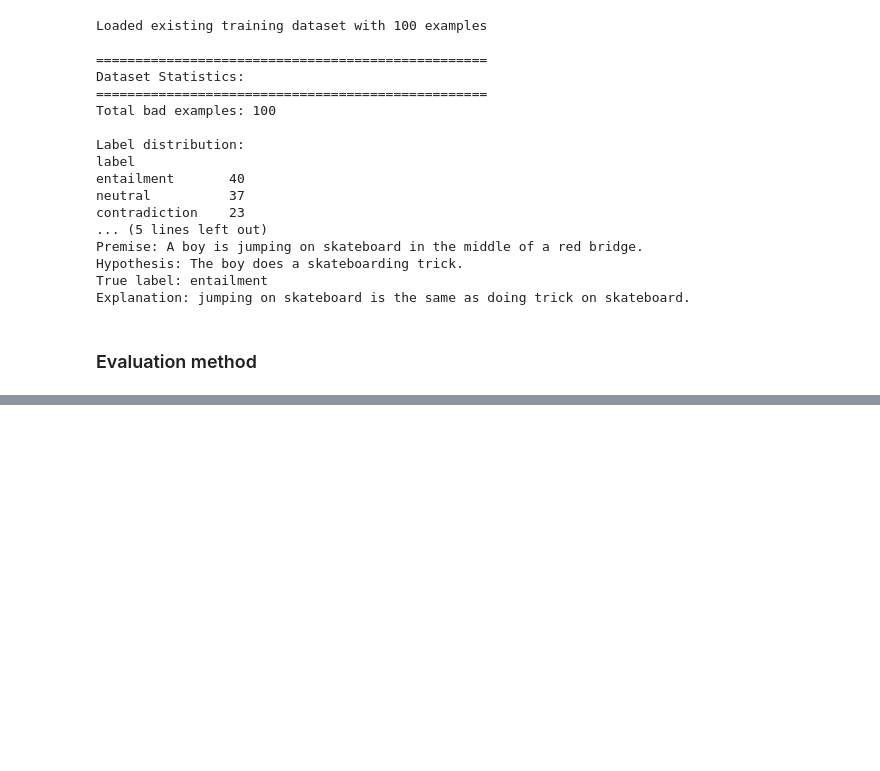
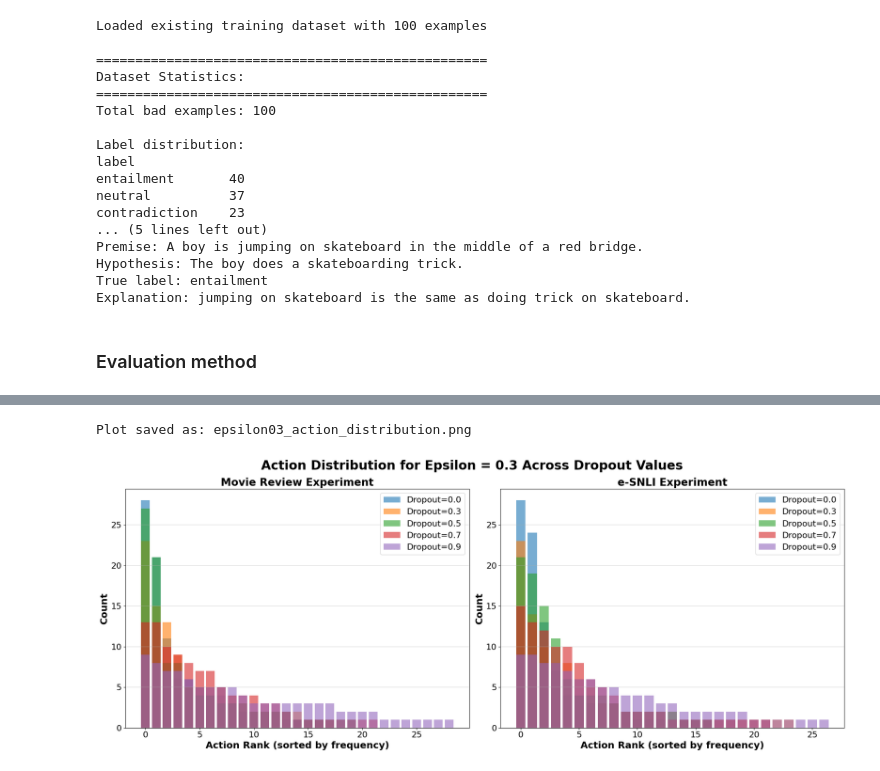
Before and after one commit to sarashs/Exploratory, a Jupyter notebook: Prompt_engineer/prompt_engineer.ipynb, the cells around one changed output, grey strips where cells are left out. Cells and saved outputs as stored; diff of their text form; code cells hidden in the pictures; blank space fills up the shorter version.

Commit message:
plots and tests for dropout added

```diff
--- a/Prompt_engineer/prompt_engineer.ipynb
+++ b/Prompt_engineer/prompt_engineer.ipynb
@@ -168,8 +170,8 @@ def evaluation_method(prompt: PromptTemplateData, dataset: pd.DataFrame) -> Dict
     }
 # %%
 MAX_ITERATIONS = 100
-for EPSILON in notebook.tqdm([0, 0.1, 0.3]):
-    for DROP_OUT in notebook.tqdm([0, 0.3, 0.5]):
+for EPSILON in notebook.tqdm([0.3]):#([0, 0.1, 0.3]):
+    for DROP_OUT in notebook.tqdm([0.7, 0.9]):#([0, 0.3, 0.5]):
         random.seed(42)  # Reset seed for reproducibility
         print(f"Running with EPSILON={EPSILON}, DROP_OUT={DROP_OUT}, MAX_ITERATIONS={MAX_ITERATIONS}")
         po = PromptOptimizer(
@@ -579,0 +864,55 @@ Hypothesis: {hypothesis}
+# %%
+# Visualize action distributions for epsilon=0.3 across all dropout values
+fig, axes = plt.subplots(1, 2, figsize=(20, 8))
+fig.suptitle('Action Distribution for Epsilon = 0.3 Across Dropout Values',
+             fontsize=24, fontweight='bold')
+
+# Movie Review
+ax = axes[0]
+ax.set_title('Movie Review Experiment', fontsize=20, fontweight='bold')
+for r in sorted(movie_results, key=lambda x: x['dropout']):
+    action_counts = r['action_counts']
+    actions = list(action_counts.keys())
+    counts = list(action_counts.values())
+
+    # Sort by count for better visualization
+    sorted_pairs = sorted(zip(actions, counts), key=lambda x: x[1], reverse=True)
+    actions, counts = zip(*sorted_pairs) if sorted_pairs else ([], [])
+
+    ax.bar(range(len(actions)), counts, alpha=0.6,
+           label=f"Dropout={r['dropout']:.1f}")
+
+ax.set_xlabel('Action Rank (sorted by frequency)', fontsize=18, fontweight='bold')
+ax.set_ylabel('Count', fontsize=18, fontweight='bold')
+ax.legend(fontsize=16, loc='best')
+ax.grid(True, alpha=0.3, axis='y', linewidth=1.5)
+ax.tick_params(axis='both', which='major', labelsize=16)
+
+# e-SNLI
+ax = axes[1]
+ax.set_title('e-SNLI Experiment', fontsize=20, fontweight='bold')
+for r in sorted(esnli_results, key=lambda x: x['dropout']):
+    action_counts = r['action_counts']
+    actions = list(action_counts.keys())
+    counts = list(action_counts.values())
+
+    # Sort by count for better visualization
+    sorted_pairs = sorted(zip(actions, counts), key=lambda x: x[1], reverse=True)
+    actions, counts = zip(*sorted_pairs) if sorted_pairs else ([], [])
+
+    ax.bar(range(len(actions)), counts, alpha=0.6,
+           label=f"Dropout={r['dropout']:.1f}")
+
+ax.set_xlabel('Action Rank (sorted by frequency)', fontsize=18, fontweight='bold')
+ax.set_ylabel('Count', fontsize=18, fontweight='bold')
+ax.legend(fontsize=16, loc='best')
+ax.grid(True, alpha=0.3, axis='y', linewidth=1.5)
+ax.tick_params(axis='both', which='major', labelsize=16)
+
+plt.tight_layout()
+plt.savefig('epsilon03_action_distribution.png', dpi=300, bbox_inches='tight')
+print("\nPlot saved as: epsilon03_action_distribution.png")
+plt.show()
+# %% [output]
+Plot saved as: epsilon03_action_distribution.png
+[figure, added]
```
Also changed, not shown: parts of 12 cells of this notebook, 1 other file.
